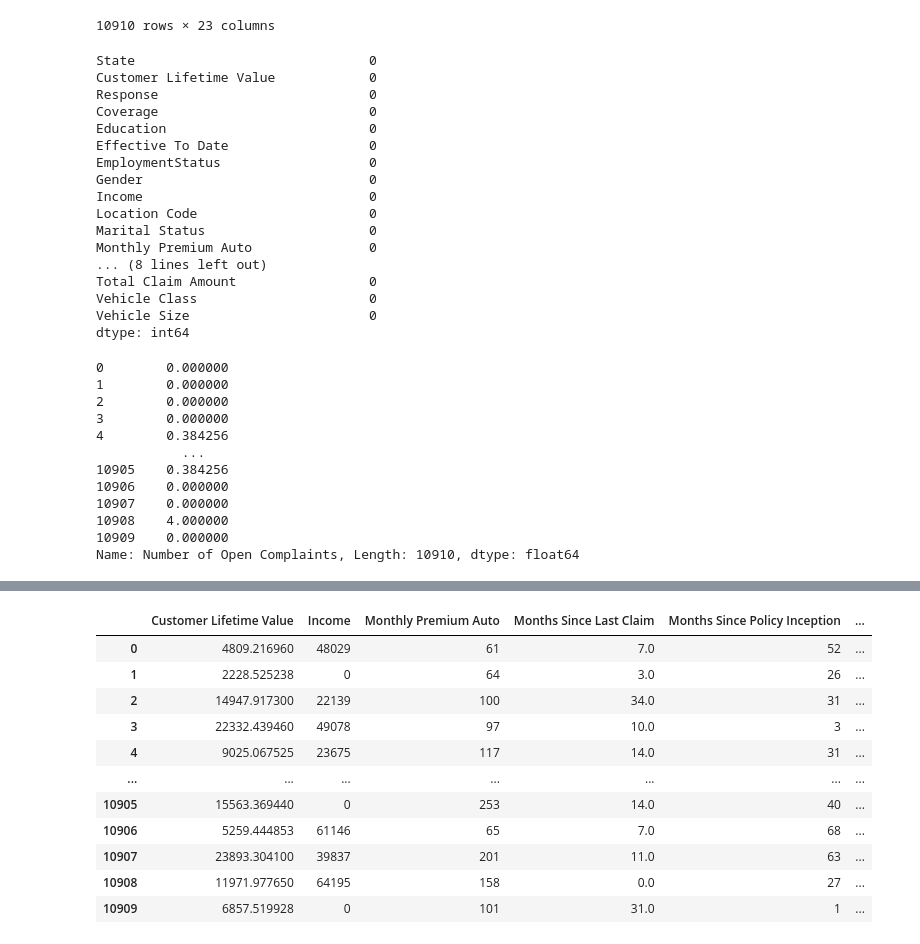
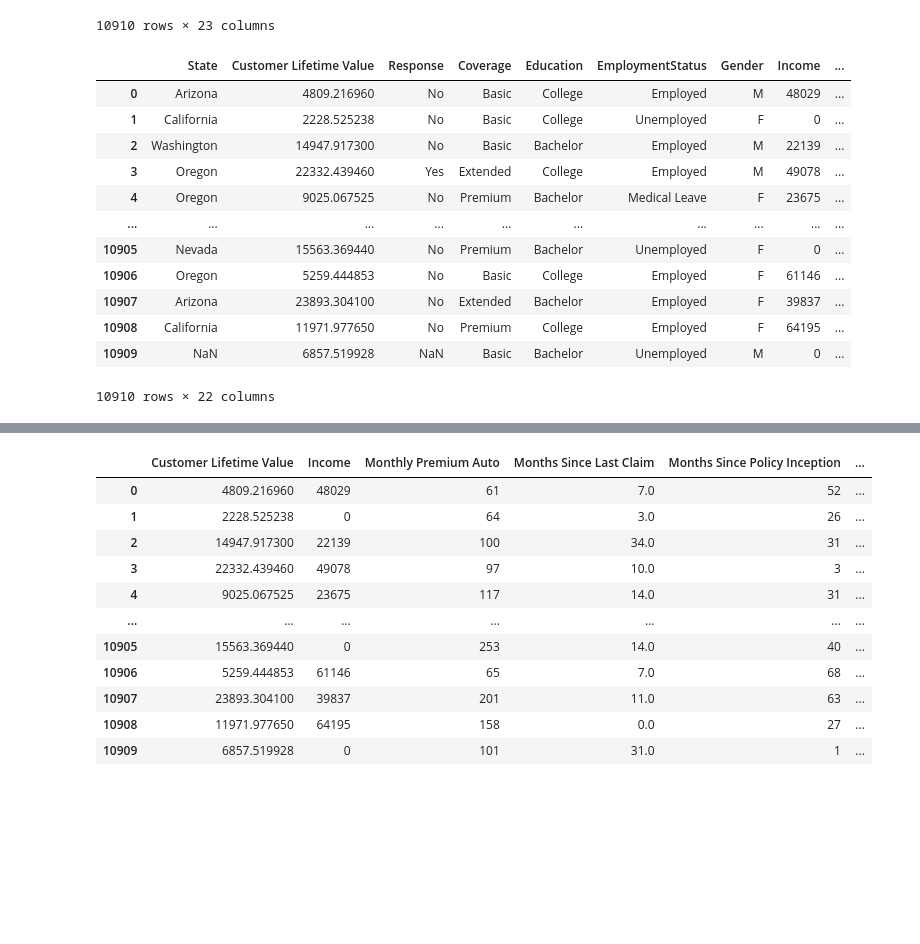
Before and after one commit to BarbaraC1983/barbaracameanlabs, a Jupyter notebook: Modelling_customer_care_day_2.ipynb, the cells around one changed output, grey strips where cells are left out. Cells and saved outputs as stored; diff of their text form; code cells hidden in the pictures; blank space fills up the shorter version.

```diff
--- a/Modelling_customer_care_day_2.ipynb
+++ b/Modelling_customer_care_day_2.ipynb
@@ -127,4 +132,25 @@ drop_column(hk_df,'Unnamed: 0')
 | 10908 | California | 11971.977650 | No | Premium | College | 2/13/11 | Employed | ... |
 | 10909 | NaN | 6857.519928 | NaN | Basic | Bachelor | 1/8/11 | Unemployed | ... |
 10910 rows × 23 columns
+# %%
+## The column "Effective to date" should also be removed because is not relevant
+
+def drop_column(df,column_name):
+    df.drop(columns=[column_name], inplace = True)
+    return df
+drop_column(hk_df,'Effective To Date')
+# %% [output]
+|  | State | Customer Lifetime Value | Response | Coverage | Education | EmploymentStatus | Gender | Income | ... |
+| 0 | Arizona | 4809.216960 | No | Basic | College | Employed | M | 48029 | ... |
+| 1 | California | 2228.525238 | No | Basic | College | Unemployed | F | 0 | ... |
+| 2 | Washington | 14947.917300 | No | Basic | Bachelor | Employed | M | 22139 | ... |
+| 3 | Oregon | 22332.439460 | Yes | Extended | College | Employed | M | 49078 | ... |
+| 4 | Oregon | 9025.067525 | No | Premium | Bachelor | Medical Leave | F | 23675 | ... |
+| ... | ... | ... | ... | ... | ... | ... | ... | ... | ... |
+| 10905 | Nevada | 15563.369440 | No | Premium | Bachelor | Unemployed | F | 0 | ... |
+| 10906 | Oregon | 5259.444853 | No | Basic | College | Employed | F | 61146 | ... |
+| 10907 | Arizona | 23893.304100 | No | Extended | Bachelor | Employed | F | 39837 | ... |
+| 10908 | California | 11971.977650 | No | Premium | College | Employed | F | 64195 | ... |
+| 10909 | NaN | 6857.519928 | NaN | Basic | Bachelor | Unemployed | M | 0 | ... |
+10910 rows × 22 columns
 # %%
@@ -132,23 +160,3 @@ hk_df['State'] = hk_df['State'].fillna('Unknown')
 hk_df['Response'] = hk_df['Response'].fillna('Unknown')
 hk_df['Vehicle Class'] = hk_df['Vehicle Class'].fillna('Unknown')
 hk_df['Vehicle Size'] = hk_df['Vehicle Size'].fillna('Unknown')
-# %%
-hk_df.isna().sum()
-# %% [output]
-State                              0
-Customer Lifetime Value            0
-Response                           0
-Coverage                           0
-Education                          0
-Effective To Date                  0
-EmploymentStatus                   0
-Gender                             0
-Income                             0
-Location Code                      0
-Marital Status                     0
-Monthly Premium Auto               0
-... (8 lines left out)
-Total Claim Amount                 0
-Vehicle Class                      0
-Vehicle Size                       0
-dtype: int64
@@ -159,15 +162,0 @@ def replace_null_mean(df_columns):
-# %%
-replace_null_mean(hk_df['Number of Open Complaints'])
-# %% [output]
-0        0.000000
-1        0.000000
-2        0.000000
-3        0.000000
-4        0.384256
-           ...
-10905    0.384256
-10906    0.000000
-10907    0.000000
-10908    4.000000
-10909    0.000000
-Name: Number of Open Complaints, Length: 10910, dtype: float64
```
Also changed, not shown: parts of 67 cells of this notebook.
